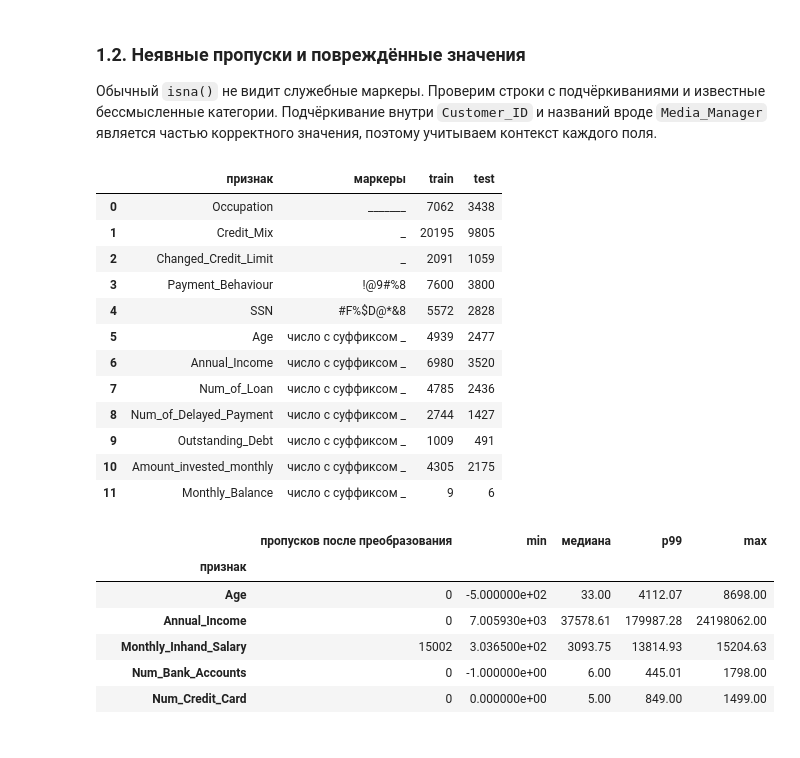
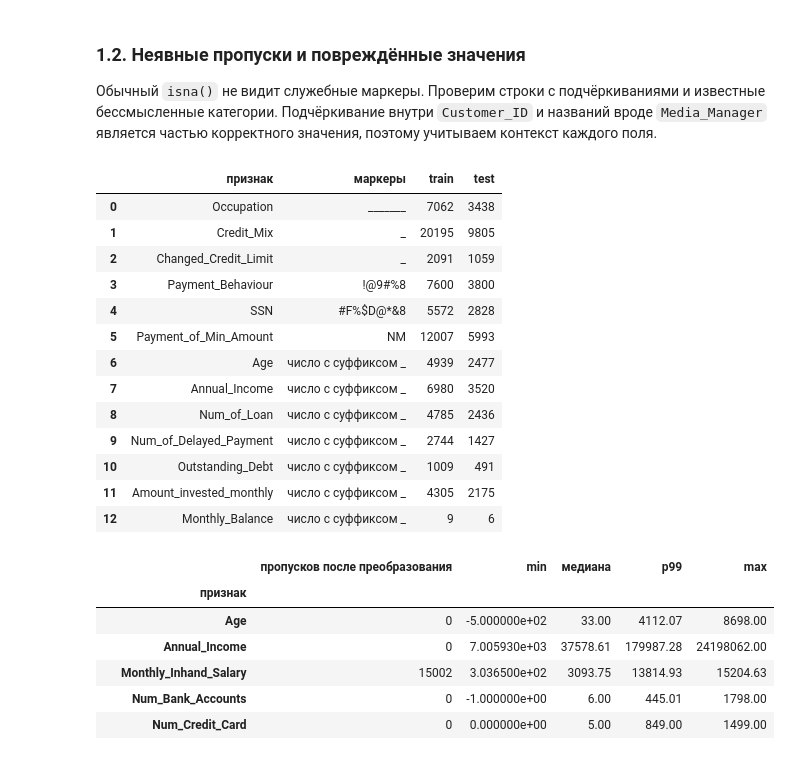
Before and after one commit to undndnwnkk/university-works, a Jupyter notebook: data-analysis-3rd-course/dataset-intro/lr1_credit_score_preprocessing.ipynb, the cells around one changed output. Cells and saved outputs as stored; diff of their text form; code cells hidden in the pictures.

```diff
--- a/data-analysis-3rd-course/dataset-intro/lr1_credit_score_preprocessing.ipynb
+++ b/data-analysis-3rd-course/dataset-intro/lr1_credit_score_preprocessing.ipynb
@@ -52,6 +78,5 @@
 # %%
 from pathlib import Path
-import zipfile
 
 import numpy as np
 import pandas as pd
@@ -62,17 +87,16 @@ pd.set_option("display.max_rows", 100)
 plt.style.use("seaborn-v0_8-whitegrid")
 
 candidates = [
-    Path("archive.zip"),
-    Path("dataset-intro") / "archive.zip",
+    Path("data"),
+    Path("dataset-intro") / "data",
 ]
-archive_path = next((p for p in candidates if p.exists()), None)
-if archive_path is None:
-    raise FileNotFoundError("Поместите archive.zip в папку dataset-intro рядом с ноутбуком")
+data_dir = next((p for p in candidates if (p / "train.csv").exists()), None)
+if data_dir is None:
+    raise FileNotFoundError("Распакуйте archive.zip в папку dataset-intro/data рядом с ноутбуком")
 
-with zipfile.ZipFile(archive_path) as archive:
-    train_raw = pd.read_csv(archive.open("train.csv"), low_memory=False)
-    test_raw = pd.read_csv(archive.open("test.csv"), low_memory=False)
+train_raw = pd.read_csv(data_dir / "train.csv", low_memory=False)
+test_raw = pd.read_csv(data_dir / "test.csv", low_memory=False)
 
-print("Архив:", archive_path.resolve())
+print("Папка с данными:", data_dir.resolve())
 print("train:", train_raw.shape, "test:", test_raw.shape)
 # %% [output]
@@ -208,44 +232,46 @@ technical_markers = {
     "Changed_Credit_Limit": ["_"],
     "Payment_Behaviour": ["!@9#%8"],
     "SSN": ["#F%$D@*&8"],
+    "Payment_of_Min_Amount": ["NM"],
 }
 
 marker_rows = []
 for column, markers in technical_markers.items():
     marker_rows.append({
         "признак": column,
         "маркеры": ", ".join(markers),
         "train": train_raw[column].isin(markers).sum(),
         "test": test_raw[column].isin(markers).sum(),
     })
 
 suffix_columns = [
     "Age", "Annual_Income", "Num_of_Loan", "Num_of_Delayed_Payment",
     "Outstanding_Debt", "Amount_invested_monthly", "Monthly_Balance",
 ]
 for column in suffix_columns:
     marker_rows.append({
         "признак": column,
         "маркеры": "число с суффиксом _",
         "train": train_raw[column].astype("string").str.endswith("_", na=False).sum(),
         "test": test_raw[column].astype("string").str.endswith("_", na=False).sum(),
     })
 
 pd.DataFrame(marker_rows)
 # %% [output]
 |  | признак | маркеры | train | test |
 | 0 | Occupation | _______ | 7062 | 3438 |
 | 1 | Credit_Mix | _ | 20195 | 9805 |
 | 2 | Changed_Credit_Limit | _ | 2091 | 1059 |
 | 3 | Payment_Behaviour | !@9#%8 | 7600 | 3800 |
 | 4 | SSN | #F%$D@*&8 | 5572 | 2828 |
-| 5 | Age | число с суффиксом _ | 4939 | 2477 |
-| 6 | Annual_Income | число с суффиксом _ | 6980 | 3520 |
-| 7 | Num_of_Loan | число с суффиксом _ | 4785 | 2436 |
-| 8 | Num_of_Delayed_Payment | число с суффиксом _ | 2744 | 1427 |
-| 9 | Outstanding_Debt | число с суффиксом _ | 1009 | 491 |
-| 10 | Amount_invested_monthly | число с суффиксом _ | 4305 | 2175 |
-| 11 | Monthly_Balance | число с суффиксом _ | 9 | 6 |
+| 5 | Payment_of_Min_Amount | NM | 12007 | 5993 |
+| 6 | Age | число с суффиксом _ | 4939 | 2477 |
+| 7 | Annual_Income | число с суффиксом _ | 6980 | 3520 |
+| 8 | Num_of_Loan | число с суффиксом _ | 4785 | 2436 |
+| 9 | Num_of_Delayed_Payment | число с суффиксом _ | 2744 | 1427 |
+| 10 | Outstanding_Debt | число с суффиксом _ | 1009 | 491 |
+| 11 | Amount_invested_monthly | число с суффиксом _ | 4305 | 2175 |
+| 12 | Monthly_Balance | число с суффиксом _ | 9 | 6 |
 # %%
 raw_numeric_columns = [
     "Age", "Annual_Income", "Monthly_Inhand_Salary", "Num_Bank_Accounts",
```
Also changed, not shown: parts of 14 cells of this notebook, 2 other files.
